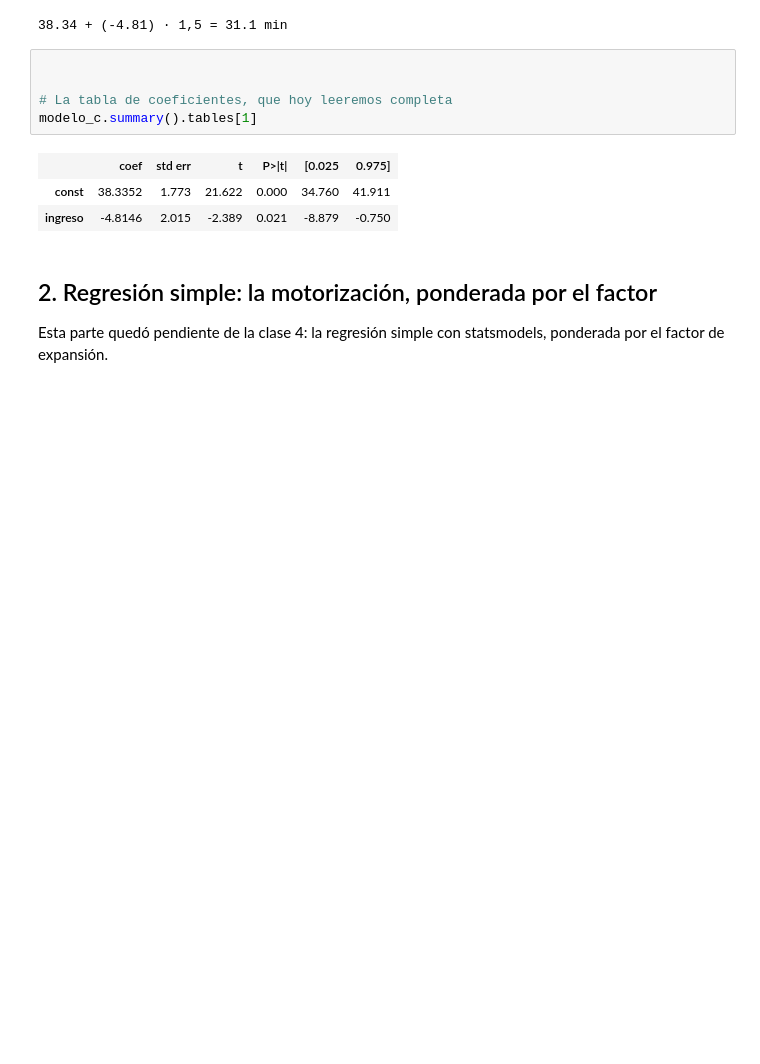
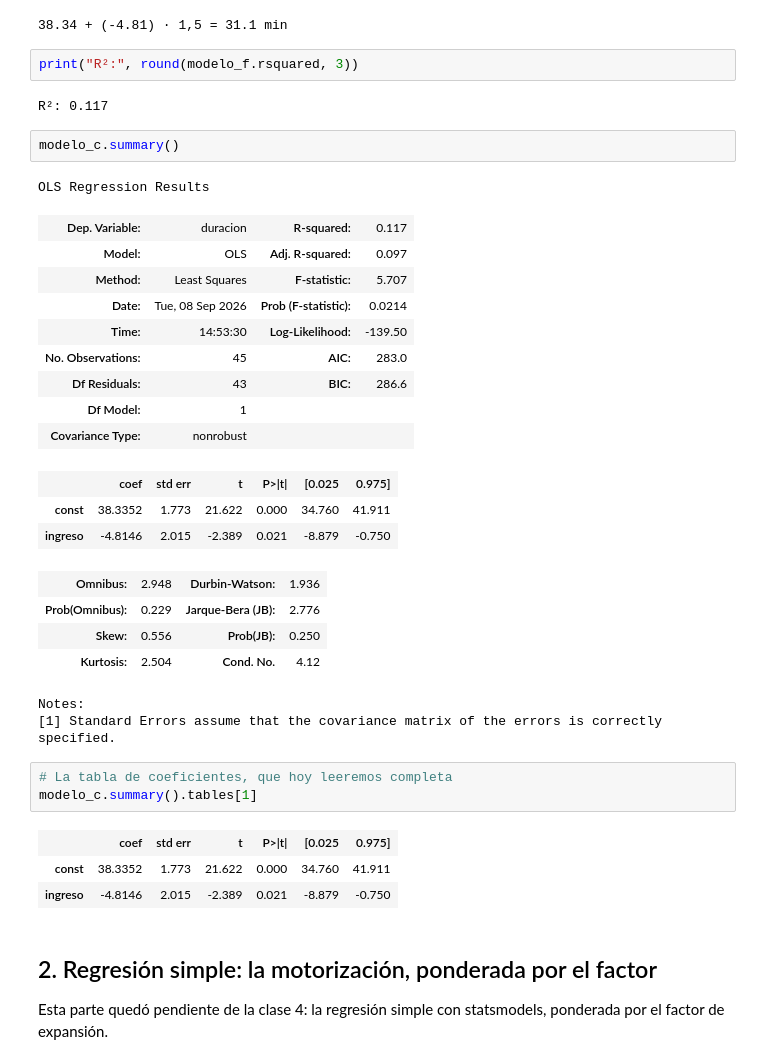
Before and after one commit to daniopitz/diplomado-cdd, a Jupyter notebook: 05_probabilidad_inferencia_colab.ipynb, the cells around one changed output. Drawn from its saved outputs; the diff is of its cells as text; blank space fills up the shorter version.

```diff
--- a/05_probabilidad_inferencia_colab.ipynb
+++ b/05_probabilidad_inferencia_colab.ipynb
@@ -141,9 +141,33 @@ a, b = modelo_f.params["Intercept"], modelo_f.params["ingreso_m"]
 print(f"{a:.2f} + ({b:.2f}) · 1,5 = {a + b * 1.5:.1f} min")
 # %% [output]
 38.34 + (-4.81) · 1,5 = 31.1 min
+# %%
+print("R²:", round(modelo_f.rsquared, 3))
+# %% [output]
+R²: 0.117
+# %%
+modelo_c.summary()
+# %% [output]
+OLS Regression Results
+| Dep. Variable: | duracion | R-squared: | 0.117 |
+| Model: | OLS | Adj. R-squared: | 0.097 |
+| Method: | Least Squares | F-statistic: | 5.707 |
+| Date: | Tue, 08 Sep 2026 | Prob (F-statistic): | 0.0214 |
+| Time: | 14:53:30 | Log-Likelihood: | -139.50 |
+| No. Observations: | 45 | AIC: | 283.0 |
+| Df Residuals: | 43 | BIC: | 286.6 |
+| Df Model: | 1 |  |  |
+| Covariance Type: | nonrobust |  |  |
+|  | coef | std err | t | P>|t| | [0.025 | 0.975] |
+| const | 38.3352 | 1.773 | 21.622 | 0.000 | 34.760 | 41.911 |
+| ingreso | -4.8146 | 2.015 | -2.389 | 0.021 | -8.879 | -0.750 |
+| Omnibus: | 2.948 | Durbin-Watson: | 1.936 |
+| Prob(Omnibus): | 0.229 | Jarque-Bera (JB): | 2.776 |
+| Skew: | 0.556 | Prob(JB): | 0.250 |
+| Kurtosis: | 2.504 | Cond. No. | 4.12 |
+Notes:
+[1] Standard Errors assume that the covariance matrix of the errors is correctly specified.
 # %%
-
-
 # La tabla de coeficientes, que hoy leeremos completa
 modelo_c.summary().tables[1]
 # %% [output]
```
Also changed, not shown: parts of 7 cells of this notebook, 1 other file.
